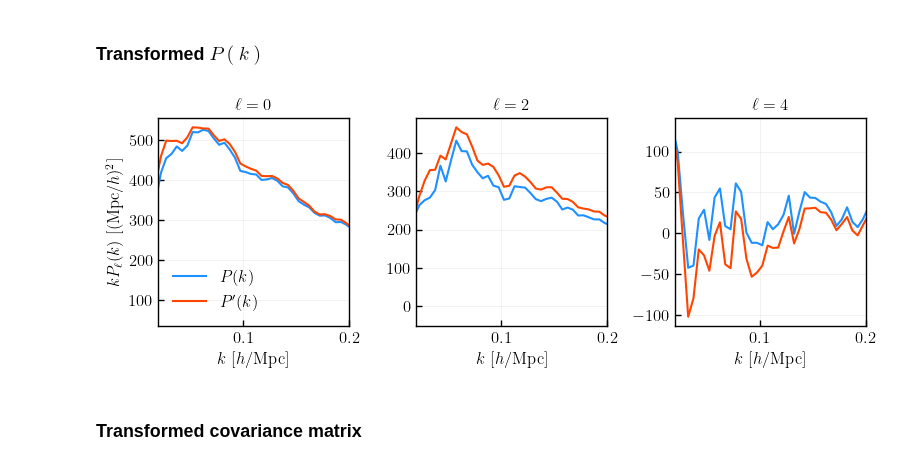
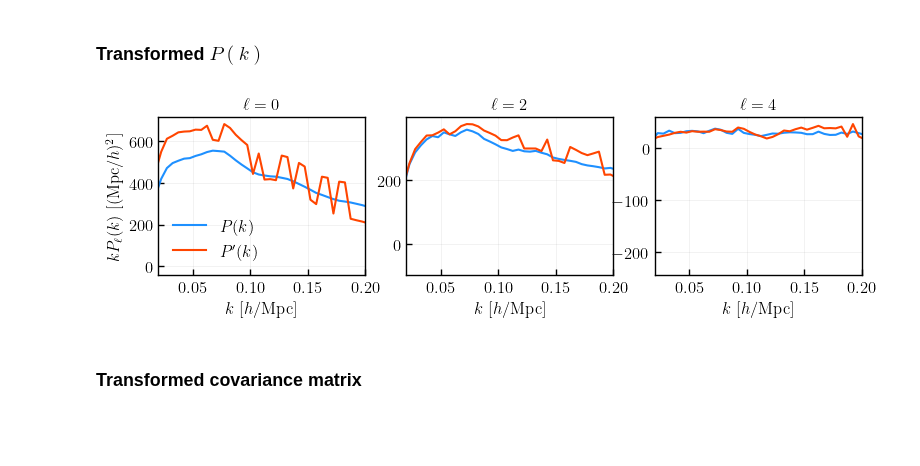
Before and after one commit to mathildepinon/desi-fiber-collisions, a Jupyter notebook: nb/sculpt_window.ipynb, the cells around one changed output. Drawn from its saved outputs; the diff is of its cells as text; code cells hidden in the pictures; blank space fills up the shorter version.

```diff
--- a/nb/sculpt_window.ipynb
+++ b/nb/sculpt_window.ipynb
@@ -12,11 +12,13 @@ from pypower import PowerSpectrumSmoothWindowMatrix
 
 sys.path.append('../bin')
 from sculpt_window import get_data, SculptWindow
+from window import WindowRotation
 from utils import load_poles
 from local_file_manager import LocalFileName
 from desi_file_manager import DESIFileName
 
 plt.style.use(os.path.join(os.path.abspath('../bin'), 'plot_style.mplstyle'))
+plt.rcParams["figure.autolayout"] = False
 plots_dir = '../../plots/'
 # %%
 source = 'desi'
@@ -65,5 +71,8 @@ pknew = sculptwm.pknew
 mmatrix = sculptwm.mmatrix
 mo = sculptwm.mo
 # %%
-data_nocut = get_data(source=source, catalog=mockgen, version=version, tracer=tracer, region=region, rpcut=0, thetacut=0, zrange=zrange, kolim=kolim, korebin=korebin, ktmax=ktmax, ktrebin=ktrebin, covtype=covtype)
+data_nocut = get_data(source=source, catalog=mockgen, version=version, tracer=tracer, region=region, completeness=completeness, rpcut=0, thetacut=0, zrange=zrange, kolim=kolim, korebin=korebin, ktmax=ktmax, ktrebin=ktrebin, covtype=covtype)
 wm_nocut = data_nocut['wmatrix']
+
+wmnew_nocut = wmnew.copy()
+wmnew_nocut.value = np.matmul(mmatrix, wm.value.T - wm_nocut.value.T).T
@@ -97,7 +115,9 @@ plt.show()
 kouts = [0.1]
 alphas = np.linspace(1, 0.2, len(kouts))
 
-fig, lax = plt.subplots(len(ells), len(ells), sharey=True, figsize=(8, 6))
+plt.rcParams["figure.autolayout"] = False
+
+fig, lax = plt.subplots(len(ells), len(ells), sharex=True, sharey=True, figsize=(6, 5))
 
 for iin, projin in enumerate(ells):
     for iout, projout in enumerate(ells):
@@ -110,11 +130,16 @@ for iin, projin in enumerate(ells):
             ax.semilogy(wm_nocut.xin[iin], np.abs(wm_nocut.unpacked()[iin][iout][:, indexout]/norm/wm_nocut.xin[iin]), alpha=alphas[ki], color='C0', ls=':', label=r'$W$' if ki==0 else '')
             ax.semilogy(wm.xin[iin], np.abs(wm.unpacked()[iin][iout][:, indexout]/norm/wm.xin[iin]), alpha=alphas[ki], color='C0', label=r'$W^{\mathrm{cut}}$' if ki==0 else '')
             ax.semilogy(wmnew.xin[iin], np.abs(wmnew.unpacked()[iin][iout][:, indexout]/norm/wmnew.xin[iin]), alpha=alphas[ki], color='C1', label=r'$W^{\mathrm{cut} \; \prime}$' if ki==0 else '')
-        ax.set_title(r'$\ell_{{\mathrm{{t}}}} = {:d} \times \ell_{{\mathrm{{o}}}} = {:d}$'.format(projin, projout))
+        text = r'$\ell_{{\mathrm{{t}}}} = {:d} \times \ell_{{\mathrm{{o}}}} = {:d}$'.format(projin, projout)
+        xlim = ax.get_xlim()
+        ax.text((xlim[0]+xlim[1])/2., 1., text, horizontalalignment='center', verticalalignment='top', color='black', fontsize=12)
+        #ax.set_title(r'$\ell_{{\mathrm{{t}}}} = {:d} \times \ell_{{\mathrm{{o}}}} = {:d}$'.format(projin, projout))
         ax.set_ylim((1e-4, 2))
         if iout == len(ells) - 1: ax.set_xlabel(r'$k_{\mathrm{t}}$ [$h/\mathrm{Mpc}$]')
-        if iin == iout == 0: lax[iout][iin].legend()
+        if (iin == 2) & (iout == 2): lax[iout][iin].legend(loc='lower right')
 
-plt.savefig(os.path.join(plots_dir, version, 'sculptedwindow_semilogy_{}_complete_{}_{}_{}_{}cut{:.2f}_ells{}_capsig{}_difflfac{}_{}cov.pdf'.format(tracer, region, zrange[0], zrange[1], 'rp' if rpcut else 'theta', max(rpcut, thetacut), ''.join([str(i) for i in ells]), capsig, difflfac, covtype)), dpi=300)
+plt.subplots_adjust(wspace=0.1, hspace=0.12)
+#plt.tight_layout()
+plt.savefig(os.path.join(plots_dir, version, 'sculptedwindow_semilogy_{}_{}_{}_{}_{}_{}cut{:.2f}_ells{}_capsigW{}_capsigR{}_difflfac{}_{}cov{}.pdf'.format(tracer, 'complete' if completeness else 'altmtl', region, zrange[0], zrange[1], 'rp' if rpcut else 'theta', max(rpcut, thetacut), ''.join([str(i) for i in ells]), capsigW, capsigR, difflfac, covtype, '_csub' if csub else '')), dpi=300)
 plt.show()
 # %% [output]
@@ -182,22 +229,30 @@ plt.show()
 # %% [markdown]
 ### Transformed $P(k)$
+# %%
+pk_fn = DESIFileName()
+pk_fn.set_default_config(version=version, tracer=tracer, region=region, completeness=completeness)
+
+from utils import load_poles_list
+pk = load_poles_list([pk_fn.get_path(realization=imock, rpcut=rpcut, thetacut=thetacut, zrange=zrange) for imock in range(25)], xlim={ell: (kolim[0], kolim[1], 0.005) for ell in ells})
+pknew = mmatrix.dot(pk['data'].flatten())
 # %%
-fig, axes = plt.subplots(1, len(ells), figsize=(8, 3), sharey=False)
+fig, axes = plt.subplots(1, len(ells), figsize=(8, 2.5), sharey=False)
 
 for i, ell in enumerate(ells):
-    axes[i].plot(wm.xout[i], wm.xout[i] * pk(ell=ells, complex=False)[i], color='C0', label=r'$P(k)$')
+    axes[i].plot(wm.xout[i], wm.xout[i] * pk['data'][i], color='C0', label=r'$P(k)$')
     axes[i].plot(wmnew.xout[i], wmnew.xout[i] * pknew.reshape((len(ells), len(wmnew.xout[i])))[i], color='C1', label=r'$P^{\prime}(k)$')
     axes[i].set_title(r'$\ell={}$'.format(ell))
     axes[i].set_xlabel(r'$k$  [$h$/Mpc]')
     axes[i].set_xlim((0.02, 0.2))
 
 axes[0].legend()
 axes[0].set_ylabel(r'$k P_{\ell}(k)$ [$(\mathrm{Mpc}/h)^{2}$]')
-plt.tight_layout(pad=0.3)
-plt.savefig(os.path.join(plots_dir, version, 'sculptedwindow_pknew_{}_complete_{}_{}_{}_{}cut{:.2f}_ells{}_capsig{}_difflfac{}_{}cov.pdf'.format(tracer, region, zrange[0], zrange[1], 'rp' if rpcut else 'theta', max(rpcut, thetacut), ''.join([str(i) for i in ells]), capsig, difflfac, covtype)), dpi=300)
+plt.tight_layout()
+plt.subplots_adjust(wspace=0.2)
+plt.savefig(os.path.join(plots_dir, version, 'sculptedwindow_pknew_{}_{}_{}_{}_{}_{}cut{:.2f}_ells{}_capsigW{}_capsigR{}_difflfac{}_{}cov{}.pdf'.format(tracer, 'complete' if completeness else 'altmtl', region, zrange[0], zrange[1], 'rp' if rpcut else 'theta', max(rpcut, thetacut), ''.join([str(i) for i in ells]), capsigW, capsigR, difflfac, covtype, '_csub' if csub else '')), dpi=300)
 plt.show()
 # %% [output]
-[figure, old version]
+[figure, new version]
 # %% [markdown]
 ### Transformed covariance matrix
 # %%
```
Also changed, not shown: parts of 12 cells of this notebook.
